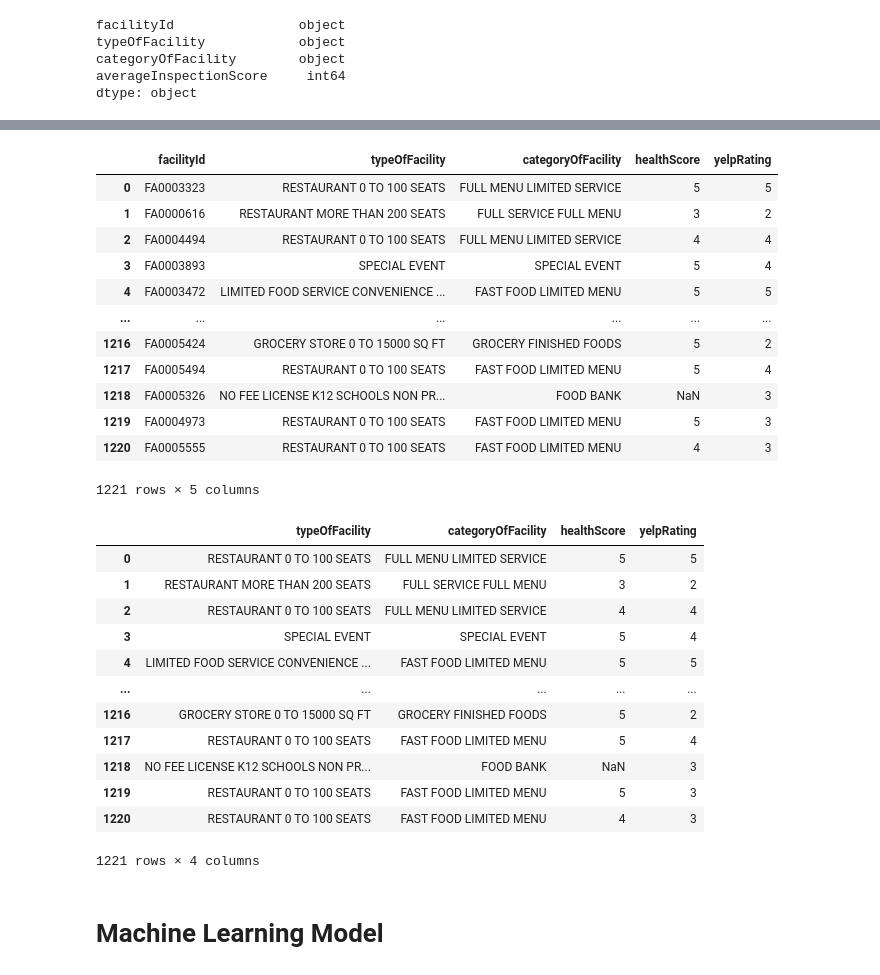
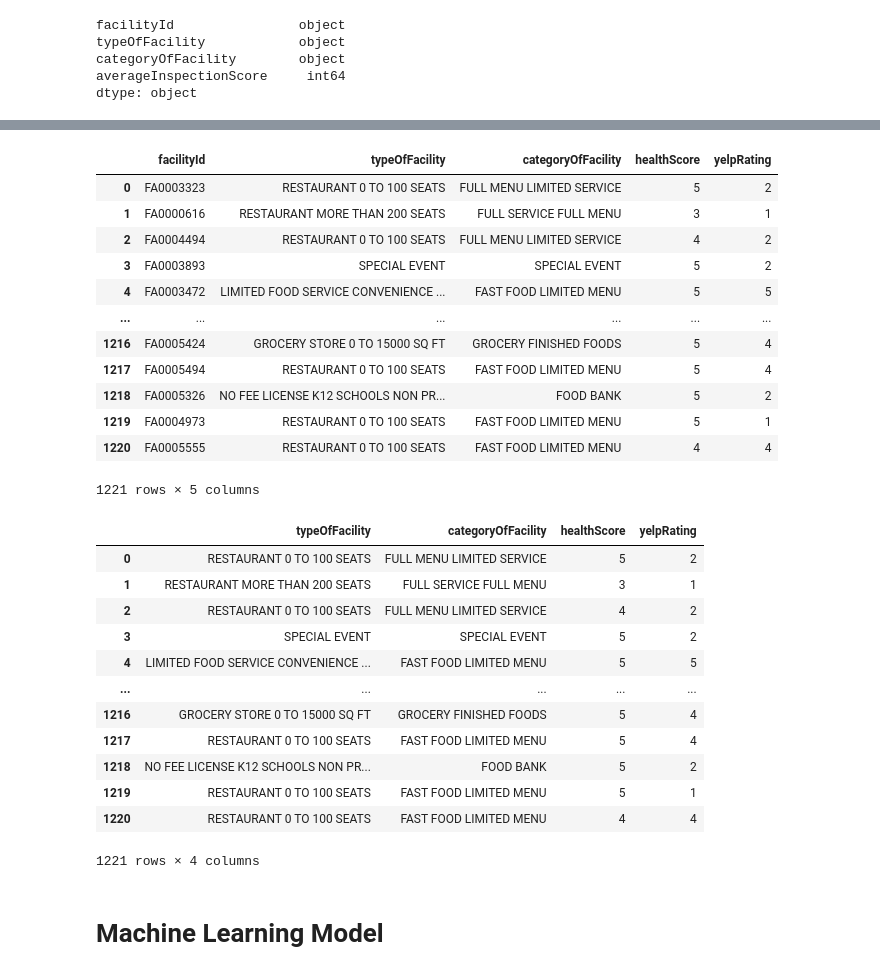
Before and after one commit to kchavez05/boulder-co-health, a Jupyter notebook: Average_scores_by__restaurant.ipynb, the cells around one changed output, grey strips where cells are left out. Cells and saved outputs as stored; diff of their text form; code cells hidden in the pictures.

```diff
--- a/Average_scores_by__restaurant.ipynb
+++ b/Average_scores_by__restaurant.ipynb
@@ -60,7 +60,7 @@ dtype: object
 # Bin the average scores from 1-5 according to Boulder County Health Inspection site "5"= Excellent score 0-19, "4" = Good score 20-39, "3" = Fair score 40-69, "2" = Marginal score 70-99, "1" = Unacceptable score >100.
 bins=[0, 20, 40, 70, 100, 1000]
 health_scores = ["5", "4", "3", "2", "1"]
-ave_score_df["healthScore"]=pd.cut(ave_score_df["averageInspectionScore"], bins, labels=health_scores)
+ave_score_df["healthScore"]=pd.cut(ave_score_df["averageInspectionScore"], bins,  include_lowest=True, labels=health_scores)
 
 ave_score_df. drop("averageInspectionScore", axis=1, inplace=True)
 #ave_score_df=ave_score_df["healthScore"].fillna(0)
@@ -85,39 +85,39 @@ ave_score_df
 # %%
 # Bin the yelpRating integers to categories "5"= 5, "4" = 4, "3" = 3, "2" = 2, "1" = 1.
 bins=[0, 1, 2, 3, 4, 5]
 yelp_ratings = ["1", "2", "3", "4", "5"]
-ave_score_df["yelpRating"]=pd.cut(ave_score_df["yelpRating"], bins, labels=yelp_ratings)
+ave_score_df["yelpRating"]=pd.cut(ave_score_df["yelpRating"], bins, include_lowest=True, labels=yelp_ratings)
 ave_score_df
 # %% [output]
 |  | facilityId | typeOfFacility | categoryOfFacility | healthScore | yelpRating |
-| 0 | FA0003323 | RESTAURANT 0 TO 100 SEATS | FULL MENU LIMITED SERVICE | 5 | 5 |
-| 1 | FA0000616 | RESTAURANT MORE THAN 200 SEATS | FULL SERVICE FULL MENU | 3 | 2 |
-| 2 | FA0004494 | RESTAURANT 0 TO 100 SEATS | FULL MENU LIMITED SERVICE | 4 | 4 |
-| 3 | FA0003893 | SPECIAL EVENT | SPECIAL EVENT | 5 | 4 |
+| 0 | FA0003323 | RESTAURANT 0 TO 100 SEATS | FULL MENU LIMITED SERVICE | 5 | 2 |
+| 1 | FA0000616 | RESTAURANT MORE THAN 200 SEATS | FULL SERVICE FULL MENU | 3 | 1 |
+| 2 | FA0004494 | RESTAURANT 0 TO 100 SEATS | FULL MENU LIMITED SERVICE | 4 | 2 |
+| 3 | FA0003893 | SPECIAL EVENT | SPECIAL EVENT | 5 | 2 |
 | 4 | FA0003472 | LIMITED FOOD SERVICE CONVENIENCE ... | FAST FOOD LIMITED MENU | 5 | 5 |
 | ... | ... | ... | ... | ... | ... |
-| 1216 | FA0005424 | GROCERY STORE 0 TO 15000 SQ FT | GROCERY FINISHED FOODS | 5 | 2 |
+| 1216 | FA0005424 | GROCERY STORE 0 TO 15000 SQ FT | GROCERY FINISHED FOODS | 5 | 4 |
 | 1217 | FA0005494 | RESTAURANT 0 TO 100 SEATS | FAST FOOD LIMITED MENU | 5 | 4 |
-| 1218 | FA0005326 | NO FEE LICENSE K12 SCHOOLS NON PR... | FOOD BANK | NaN | 3 |
-| 1219 | FA0004973 | RESTAURANT 0 TO 100 SEATS | FAST FOOD LIMITED MENU | 5 | 3 |
-| 1220 | FA0005555 | RESTAURANT 0 TO 100 SEATS | FAST FOOD LIMITED MENU | 4 | 3 |
+| 1218 | FA0005326 | NO FEE LICENSE K12 SCHOOLS NON PR... | FOOD BANK | 5 | 2 |
+| 1219 | FA0004973 | RESTAURANT 0 TO 100 SEATS | FAST FOOD LIMITED MENU | 5 | 1 |
+| 1220 | FA0005555 | RESTAURANT 0 TO 100 SEATS | FAST FOOD LIMITED MENU | 4 | 4 |
 1221 rows × 5 columns
 # %%
 feature_df= ave_score_df.drop(columns=["facilityId"], axis=1)
 feature_df
 # %% [output]
 |  | typeOfFacility | categoryOfFacility | healthScore | yelpRating |
-| 0 | RESTAURANT 0 TO 100 SEATS | FULL MENU LIMITED SERVICE | 5 | 5 |
-| 1 | RESTAURANT MORE THAN 200 SEATS | FULL SERVICE FULL MENU | 3 | 2 |
-| 2 | RESTAURANT 0 TO 100 SEATS | FULL MENU LIMITED SERVICE | 4 | 4 |
-| 3 | SPECIAL EVENT | SPECIAL EVENT | 5 | 4 |
+| 0 | RESTAURANT 0 TO 100 SEATS | FULL MENU LIMITED SERVICE | 5 | 2 |
+| 1 | RESTAURANT MORE THAN 200 SEATS | FULL SERVICE FULL MENU | 3 | 1 |
+| 2 | RESTAURANT 0 TO 100 SEATS | FULL MENU LIMITED SERVICE | 4 | 2 |
+| 3 | SPECIAL EVENT | SPECIAL EVENT | 5 | 2 |
 | 4 | LIMITED FOOD SERVICE CONVENIENCE ... | FAST FOOD LIMITED MENU | 5 | 5 |
 | ... | ... | ... | ... | ... |
-| 1216 | GROCERY STORE 0 TO 15000 SQ FT | GROCERY FINISHED FOODS | 5 | 2 |
+| 1216 | GROCERY STORE 0 TO 15000 SQ FT | GROCERY FINISHED FOODS | 5 | 4 |
 | 1217 | RESTAURANT 0 TO 100 SEATS | FAST FOOD LIMITED MENU | 5 | 4 |
-| 1218 | NO FEE LICENSE K12 SCHOOLS NON PR... | FOOD BANK | NaN | 3 |
-| 1219 | RESTAURANT 0 TO 100 SEATS | FAST FOOD LIMITED MENU | 5 | 3 |
-| 1220 | RESTAURANT 0 TO 100 SEATS | FAST FOOD LIMITED MENU | 4 | 3 |
+| 1218 | NO FEE LICENSE K12 SCHOOLS NON PR... | FOOD BANK | 5 | 2 |
+| 1219 | RESTAURANT 0 TO 100 SEATS | FAST FOOD LIMITED MENU | 5 | 1 |
+| 1220 | RESTAURANT 0 TO 100 SEATS | FAST FOOD LIMITED MENU | 4 | 4 |
 1221 rows × 4 columns
 # %%
 #ave_score_df.to_csv('average_scores.csv')
```
Also changed, not shown: parts of 3 cells of this notebook.
